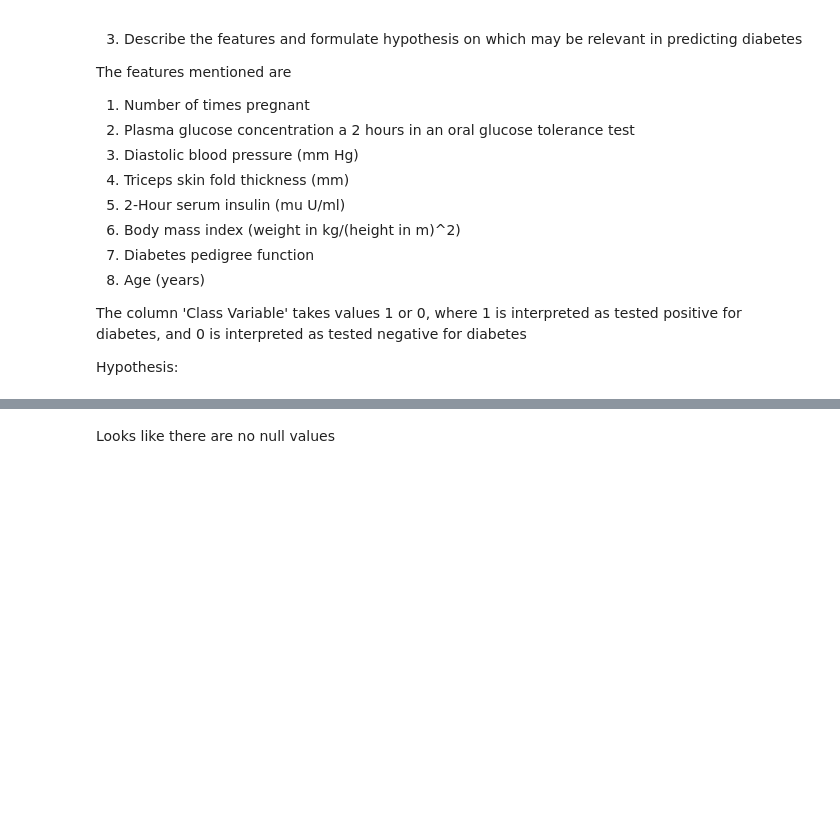
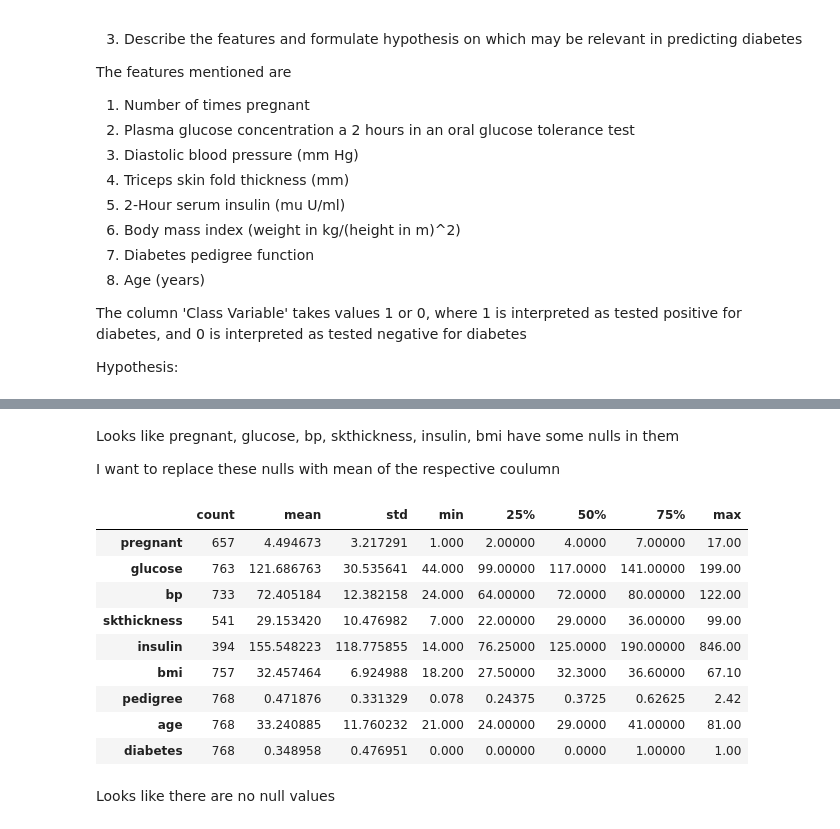
Before and after one commit to nomeaish/DAT_SF_18, a Jupyter notebook: Homework 3/Homework 3.ipynb, the cells around one changed output, grey strips where cells are left out. Drawn from its saved outputs; the diff is of its cells as text; code cells hidden in the pictures; blank space fills up the shorter version.

```diff
--- a/Homework 3/Homework 3.ipynb
+++ b/Homework 3/Homework 3.ipynb
@@ -56,0 +39,4 @@ memory usage: 60.0 KB
+# %%
+# First I want to change the column names to smaller and easier to use names
+df.columns = ['pregnant', 'glucose', 'bp', 'skthickness', 'insulin', 'bmi', 'pedigree', 'age', 'diabetes']
+df.head(2)
@@ -56,0 +47,4 @@ memory usage: 60.0 KB
+# %%
+# Replacing 0's with nan in all the columns except diabetes column
+df[['pregnant', 'glucose', 'bp', 'skthickness', 'insulin', 'bmi', 'pedigree', 'age']] = df[['pregnant', 'glucose', 'bp', 'skthickness', 'insulin', 'bmi', 'pedigree', 'age']].replace(0, np.nan)
+df.head()
@@ -56,0 +76,18 @@ memory usage: 60.0 KB
+# %% [markdown]
+Looks like pregnant, glucose, bp, skthickness, insulin, bmi have some nulls in them
+
+I want to replace these nulls with mean of the respective coulumn
+# %%
+# To get the mean of each column
+df.describe().T
+# %% [output]
+|  | count | mean | std | min | 25% | 50% | 75% | max |
+| pregnant | 657 | 4.494673 | 3.217291 | 1.000 | 2.00000 | 4.0000 | 7.00000 | 17.00 |
+| glucose | 763 | 121.686763 | 30.535641 | 44.000 | 99.00000 | 117.0000 | 141.00000 | 199.00 |
+| bp | 733 | 72.405184 | 12.382158 | 24.000 | 64.00000 | 72.0000 | 80.00000 | 122.00 |
+| skthickness | 541 | 29.153420 | 10.476982 | 7.000 | 22.00000 | 29.0000 | 36.00000 | 99.00 |
+| insulin | 394 | 155.548223 | 118.775855 | 14.000 | 76.25000 | 125.0000 | 190.00000 | 846.00 |
+| bmi | 757 | 32.457464 | 6.924988 | 18.200 | 27.50000 | 32.3000 | 36.60000 | 67.10 |
+| pedigree | 768 | 0.471876 | 0.331329 | 0.078 | 0.24375 | 0.3725 | 0.62625 | 2.42 |
+| age | 768 | 33.240885 | 11.760232 | 21.000 | 24.00000 | 29.0000 | 41.00000 | 81.00 |
+| diabetes | 768 | 0.348958 | 0.476951 | 0.000 | 0.00000 | 0.0000 | 1.00000 | 1.00 |
```
Also changed, not shown: parts of 5 cells of this notebook.
